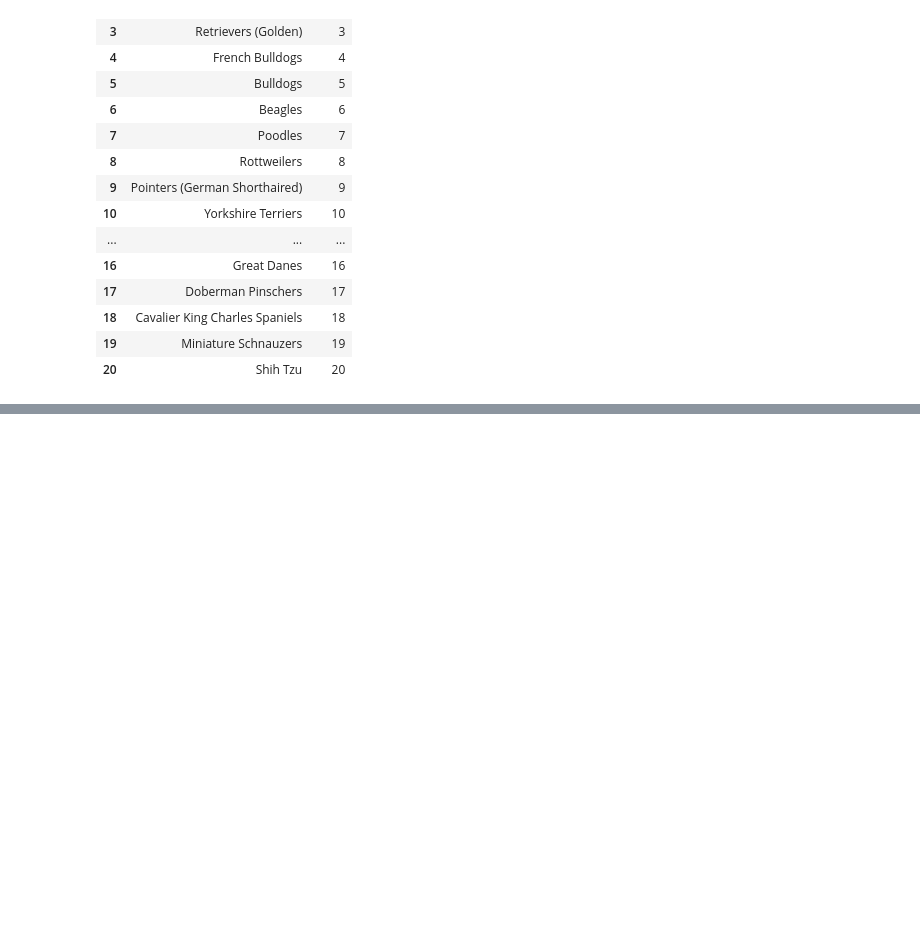
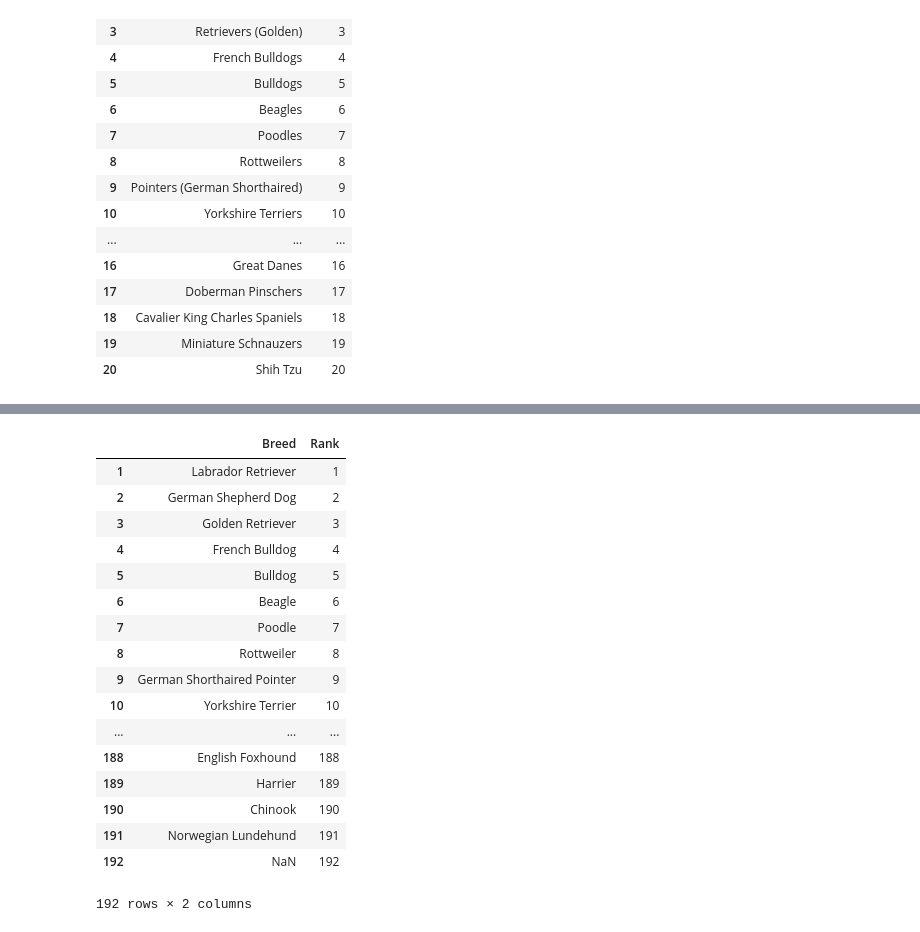
Before and after one commit to mihokdanny/Petfinder_API_ETL, a Jupyter notebook: code/API_calls_and_parsing.ipynb, the cells around one changed output, grey strips where cells are left out. Cells and saved outputs as stored; diff of their text form; code cells hidden in the pictures; blank space fills up the shorter version.

```diff
--- a/code/API_calls_and_parsing.ipynb
+++ b/code/API_calls_and_parsing.ipynb
@@ -160,3 +401,24 @@ top_breeds_df.head()
+# %%
+top_breeds_df
+# %% [output]
+|  | Breed | Rank |
+| 1 | Labrador Retriever | 1 |
+| 2 | German Shepherd Dog | 2 |
+| 3 | Golden Retriever | 3 |
+| 4 | French Bulldog | 4 |
+| 5 | Bulldog | 5 |
+| 6 | Beagle | 6 |
+| 7 | Poodle | 7 |
+| 8 | Rottweiler | 8 |
+| 9 | German Shorthaired Pointer | 9 |
+| 10 | Yorkshire Terrier | 10 |
+| ... | ... | ... |
+| 188 | English Foxhound | 188 |
+| 189 | Harrier | 189 |
+| 190 | Chinook | 190 |
+| 191 | Norwegian Lundehund | 191 |
+| 192 | NaN | 192 |
+192 rows × 2 columns
 # %%
 top_breeds_df = top_breeds_df.rename(index=str, columns={"Breed": "primary breed"})
 top_breeds_df.head()
```
Also changed, not shown: parts of 95 cells of this notebook.
